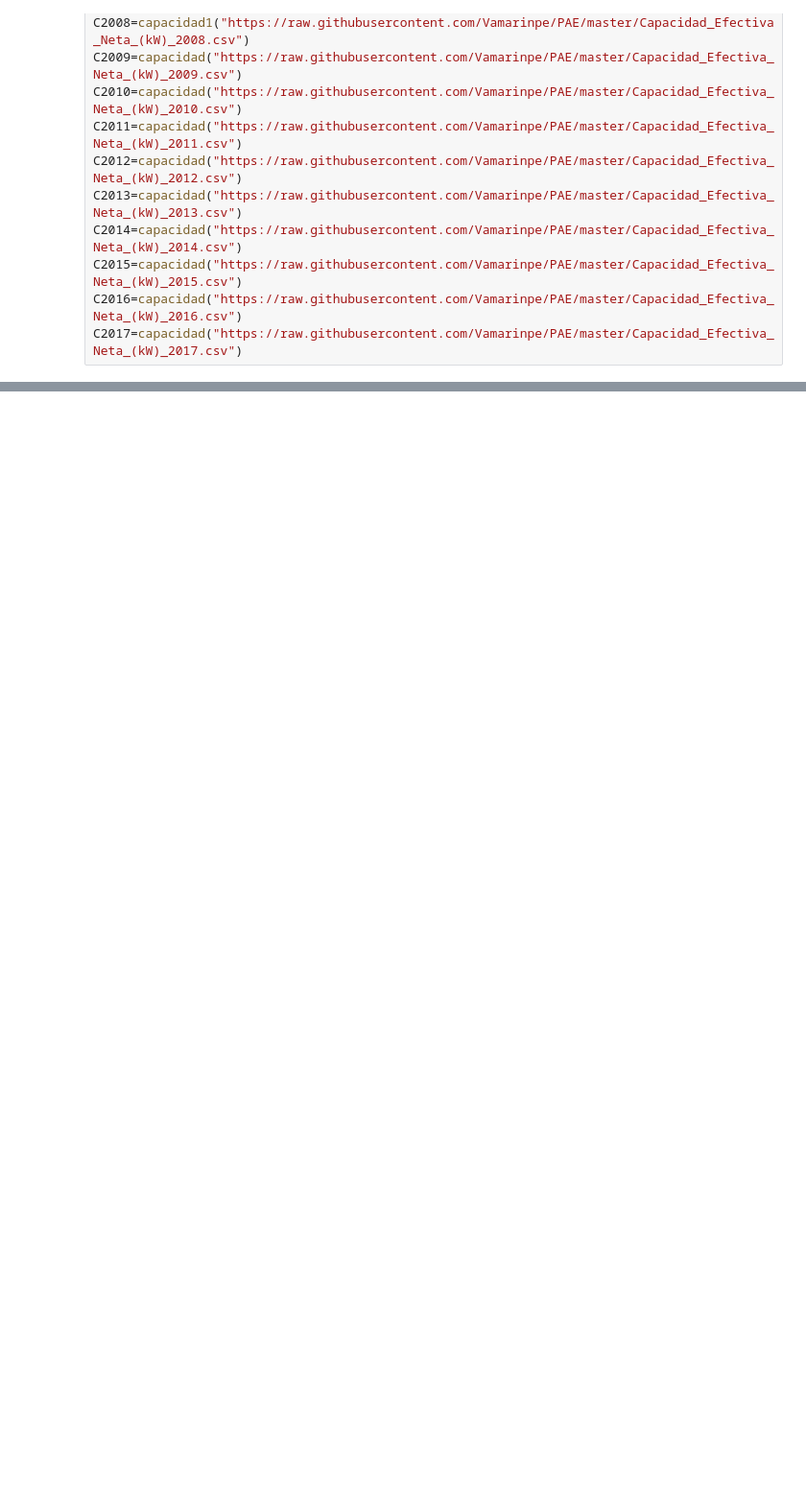
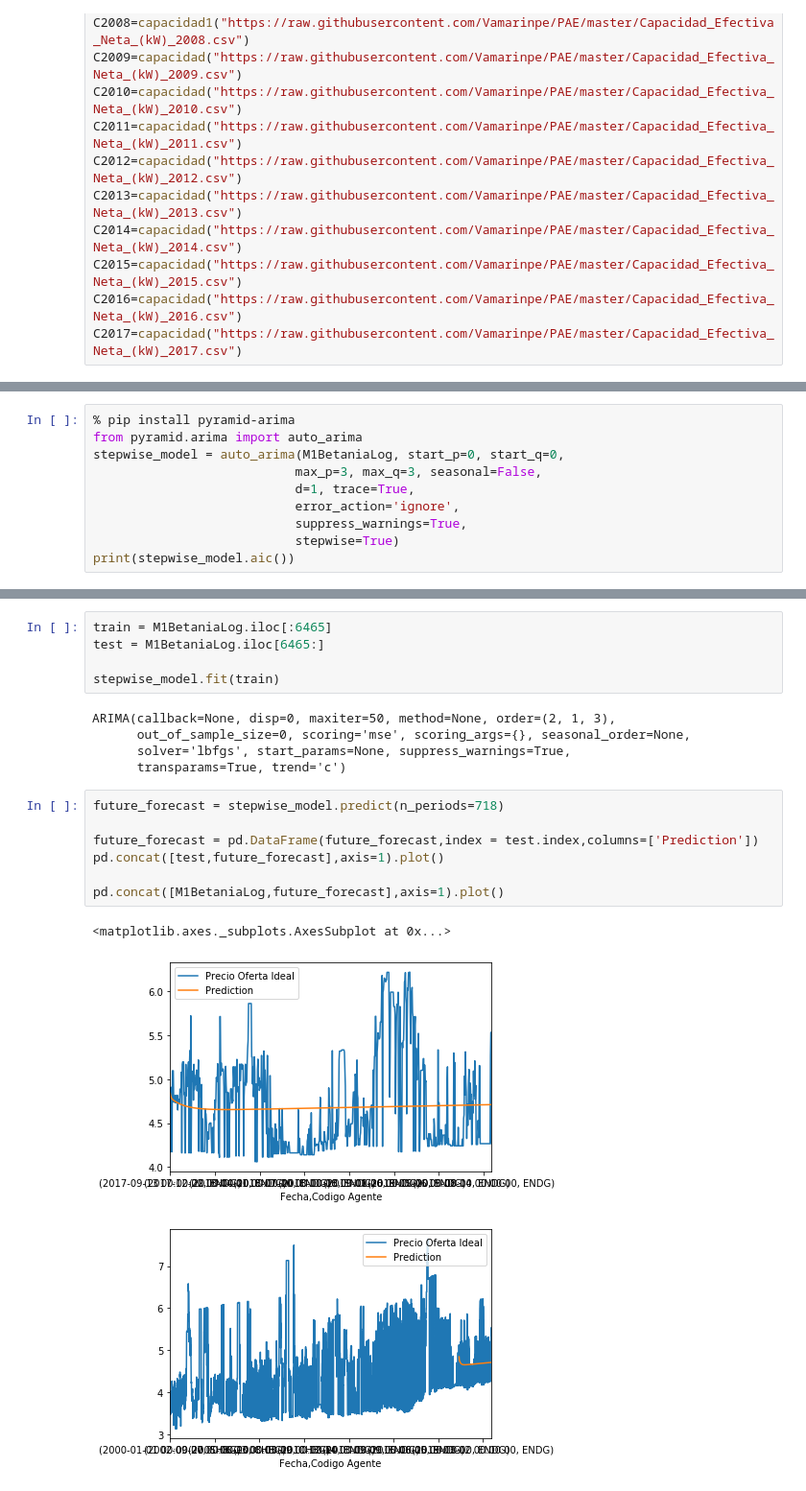
Before and after one commit to Vamarinpe/PAE, a Jupyter notebook: CodRecurso.ipynb, the cells around one changed output, grey strips where cells are left out. Shown: that part at 96% size. Drawn from its saved outputs; the diff is of its cells as text; blank space fills up the shorter version.

```diff
--- a/CodRecurso.ipynb
+++ b/CodRecurso.ipynb
@@ -308,0 +294,10 @@ pruebalogdiff.plot()
+# %%
+% pip install pyramid-arima
+from pyramid.arima import auto_arima
+stepwise_model = auto_arima(M1BetaniaLog, start_p=0, start_q=0,
+                           max_p=3, max_q=3, seasonal=False,
+                           d=1, trace=True,
+                           error_action='ignore',
+                           suppress_warnings=True,
+                           stepwise=True)
+print(stepwise_model.aic())
@@ -308,0 +338,21 @@ pruebalogdiff.plot()
+# %%
+train = M1BetaniaLog.iloc[:6465]
+test = M1BetaniaLog.iloc[6465:]
+
+stepwise_model.fit(train)
+# %% [output]
+ARIMA(callback=None, disp=0, maxiter=50, method=None, order=(2, 1, 3),
+      out_of_sample_size=0, scoring='mse', scoring_args={}, seasonal_order=None,
+      solver='lbfgs', start_params=None, suppress_warnings=True,
+      transparams=True, trend='c')
+# %%
+future_forecast = stepwise_model.predict(n_periods=718)
+
+future_forecast = pd.DataFrame(future_forecast,index = test.index,columns=['Prediction'])
+pd.concat([test,future_forecast],axis=1).plot()
+
+pd.concat([M1BetaniaLog,future_forecast],axis=1).plot()
+# %% [output]
+<matplotlib.axes._subplots.AxesSubplot at 0x...>
+[figure, added]
+[figure, added]
```
Also changed, not shown: parts of 23 cells of this notebook.
